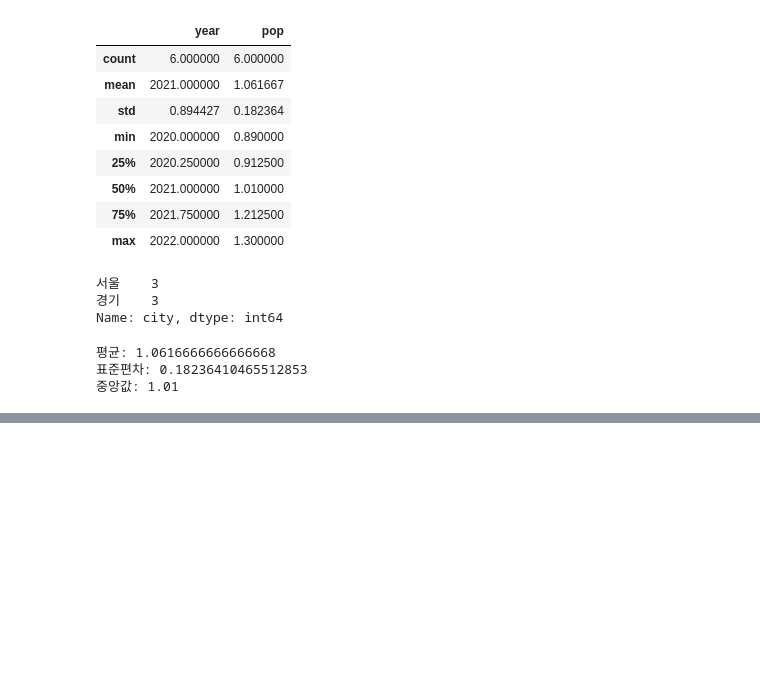
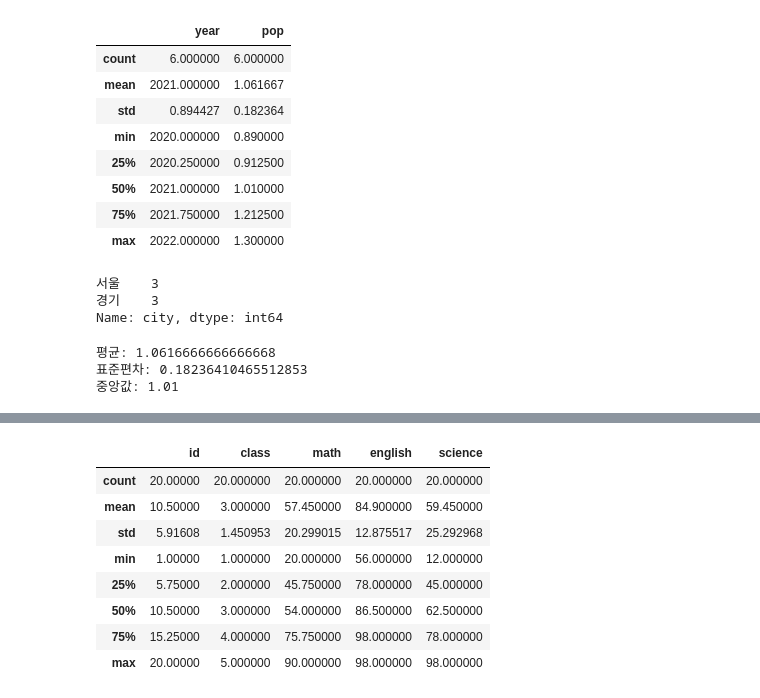
Before and after one commit to sejinseo/Itwill_Python, a Jupyter notebook: py19_pandas.ipynb, the cells around one changed output, grey strips where cells are left out. Drawn from its saved outputs; the diff is of its cells as text; code cells hidden in the pictures; blank space fills up the shorter version.

```diff
--- a/py19_pandas.ipynb
+++ b/py19_pandas.ipynb
@@ -498,0 +532,12 @@ print('중앙값:', df['pop'].median())
+# %%
+exam.describe()
+# %% [output]
+|  | id | class | math | english | science |
+| count | 20.00000 | 20.000000 | 20.000000 | 20.000000 | 20.000000 |
+| mean | 10.50000 | 3.000000 | 57.450000 | 84.900000 | 59.450000 |
+| std | 5.91608 | 1.450953 | 20.299015 | 12.875517 | 25.292968 |
+| min | 1.00000 | 1.000000 | 20.000000 | 56.000000 | 12.000000 |
+| 25% | 5.75000 | 2.000000 | 45.750000 | 78.000000 | 45.000000 |
+| 50% | 10.50000 | 3.000000 | 54.000000 | 86.500000 | 62.500000 |
+| 75% | 15.25000 | 4.000000 | 75.750000 | 98.000000 | 78.000000 |
+| max | 20.00000 | 5.000000 | 90.000000 | 98.000000 | 98.000000 |
```
Also changed, not shown: parts of 14 cells of this notebook.
